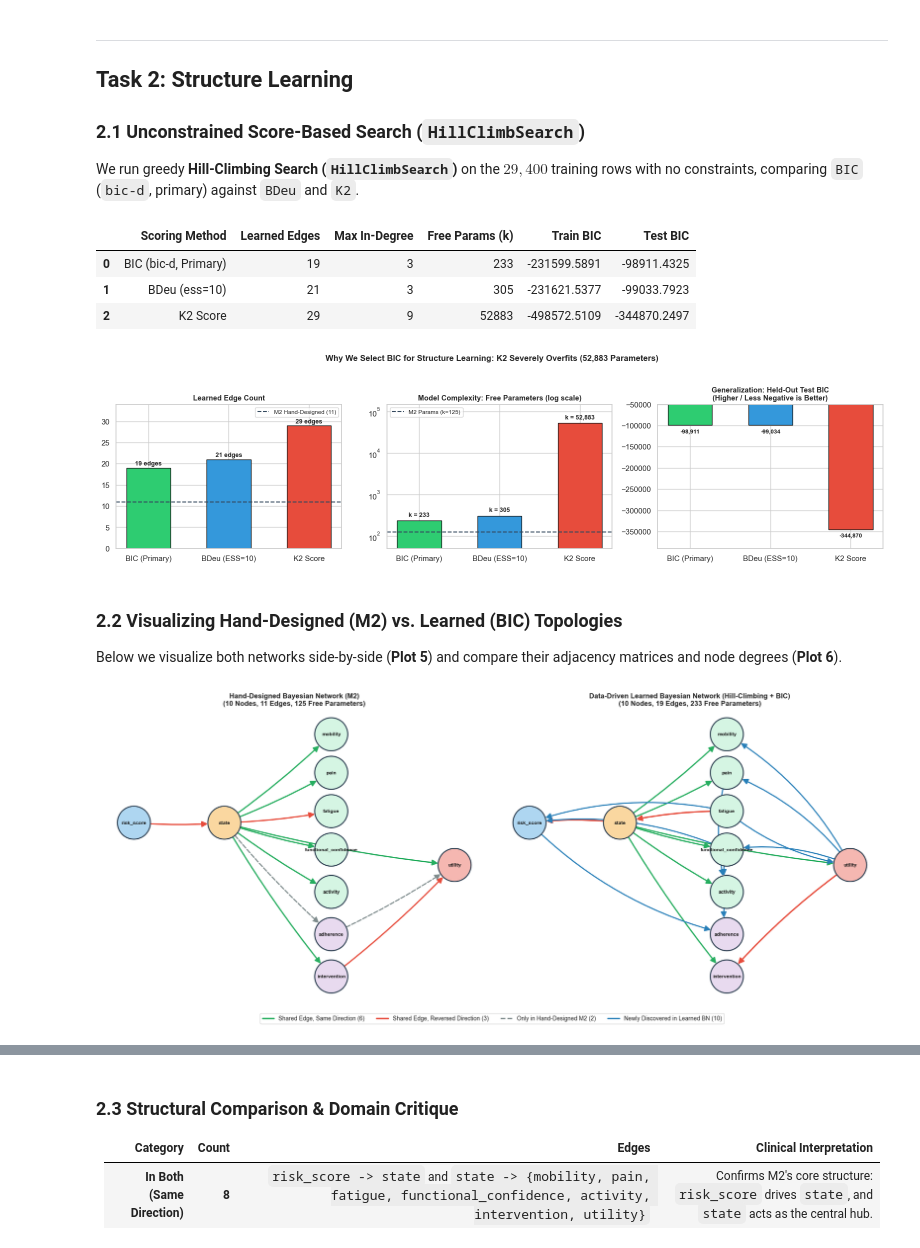
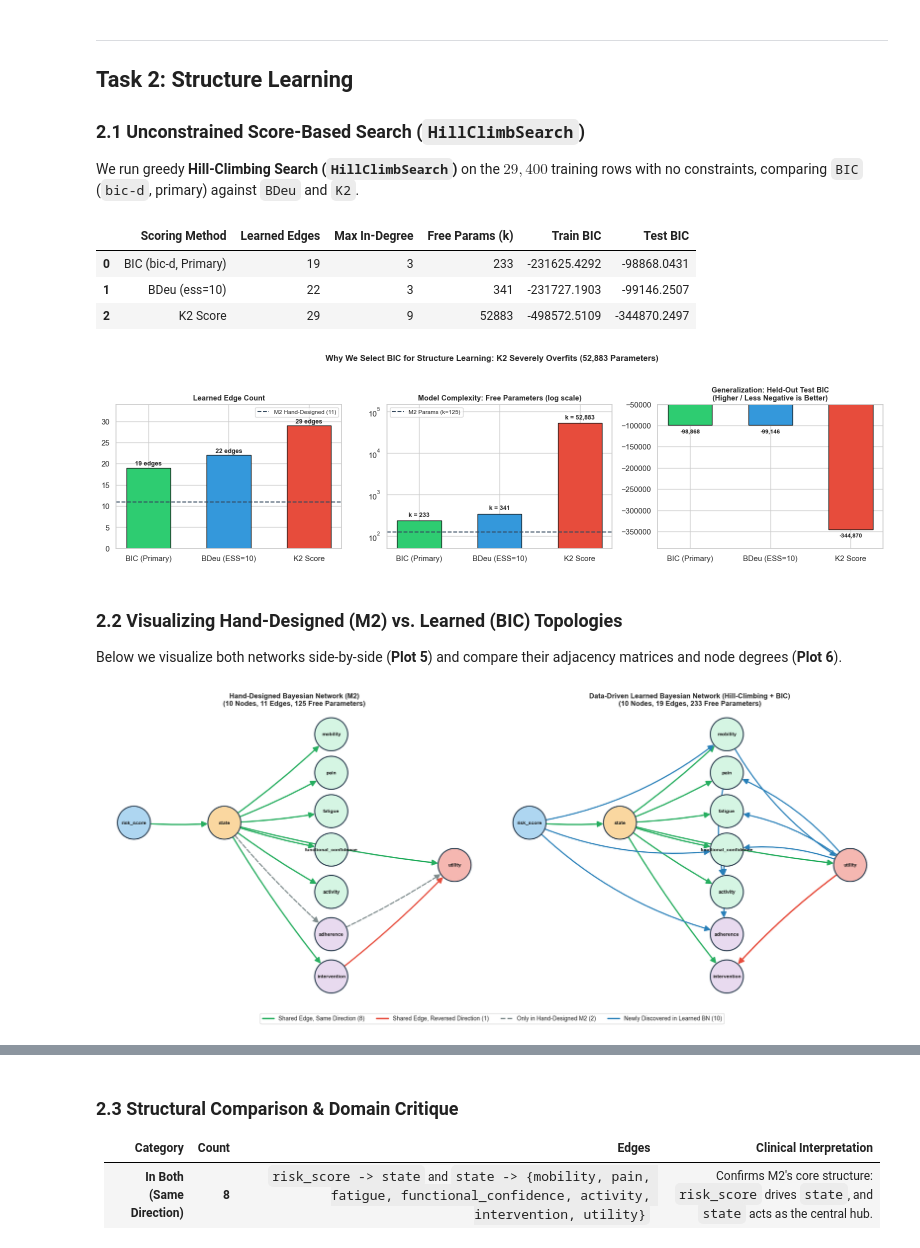
Before and after one commit to Ramyad20/Advanced-ML-patients, a Jupyter notebook: M4_G14.ipynb, the cells around one changed output, grey strips where cells are left out. Drawn from its saved outputs; the diff is of its cells as text; code cells hidden in the pictures.

```diff
--- a/M4_G14.ipynb
+++ b/M4_G14.ipynb
@@ -411,6 +411,13 @@ plt.show()
 
 We run greedy **Hill-Climbing Search (`HillClimbSearch`)** on the $29{,}400$ training rows with no constraints, comparing `BIC` (`bic-d`, primary) against `BDeu` and `K2`.
 # %%
+# Ensure 100% deterministic tie-breaking in HillClimbSearch across Python hash seeds
+_orig_legal_ops = HillClimbSearch._legal_operations
+HillClimbSearch._legal_operations = lambda self, *a, **kw: sorted(
+    _orig_legal_ops(self, *a, **kw),
+    key=lambda x: (x[0][0], BN_VARS.index(x[0][1][0]), BN_VARS.index(x[0][1][1])),
+)
+
 hc_search = HillClimbSearch(train_df)
 
 t0 = time.perf_counter()
@@ -449,36 +456,36 @@ b_e = axes[0].bar(methods_short, score_comp_df["Learned Edges"], color=cols_m, e
 for bar in b_e:
     axes[0].text(bar.get_x() + bar.get_width()/2, bar.get_height() + 0.6, f"{int(bar.get_height())} edges", ha="center", fontweight="bold", fontsize=9)
 axes[0].axhline(len(M2_EDGES), color="#34495E", ls="--", lw=1.5, label=f"M2 Hand-Designed ({len(M2_EDGES)})")
 axes[0].set_ylim(0, 34)
 axes[0].set_title("Learned Edge Count", fontsize=10.5, fontweight="bold")
 axes[0].legend(fontsize=8.5)
 
 # Panel 2: Free Parameters (log scale)
 b_p = axes[1].bar(methods_short, score_comp_df["Free Params (k)"], color=cols_m, edgecolor="k", width=0.55)
 axes[1].set_yscale("log")
 for bar in b_p:
     axes[1].text(bar.get_x() + bar.get_width()/2, bar.get_height() * 1.25, f"k = {int(bar.get_height()):,}", ha="center", fontweight="bold", fontsize=9)
 axes[1].axhline(125, color="#34495E", ls="--", lw=1.5, label="M2 Params (k=125)")
 axes[1].set_ylim(50, 150000)
 axes[1].set_title("Model Complexity: Free Parameters (log scale)", fontsize=10.5, fontweight="bold")
 axes[1].legend(fontsize=8.5)
 
 # Panel 3: Held-Out Test BIC
 b_t = axes[2].bar(methods_short, score_comp_df["Test BIC"], color=cols_m, edgecolor="k", width=0.55)
 for bar in b_t:
     axes[2].text(bar.get_x() + bar.get_width()/2, bar.get_height() - 18000, f"{bar.get_height():,.0f}", ha="center", fontweight="bold", fontsize=8.5, color="k")
 axes[2].set_ylim(-390000, -50000)
 axes[2].set_title("Generalization: Held-Out Test BIC\n(Higher / Less Negative is Better)", fontsize=10.5, fontweight="bold")
 
 plt.suptitle("Why We Select BIC for Structure Learning: K2 Severely Overfits (52,883 Parameters)", fontsize=12, fontweight="bold", y=1.03)
 plt.tight_layout()
 plt.show()
 # %% [output]
 |  | Scoring Method | Learned Edges | Max In-Degree | Free Params (k) | Train BIC | Test BIC |
-| 0 | BIC (bic-d, Primary) | 19 | 3 | 233 | -231599.5891 | -98911.4325 |
-| 1 | BDeu (ess=10) | 21 | 3 | 305 | -231621.5377 | -99033.7923 |
+| 0 | BIC (bic-d, Primary) | 19 | 3 | 233 | -231625.4292 | -98868.0431 |
+| 1 | BDeu (ess=10) | 22 | 3 | 341 | -231727.1903 | -99146.2507 |
 | 2 | K2 Score | 29 | 9 | 52883 | -498572.5109 | -344870.2497 |
-[figure, old version]
+[figure, new version]
 # %% [markdown]
 ### 2.2 Visualizing Hand-Designed (M2) vs. Learned (BIC) Topologies
 
@@ -557,7 +564,7 @@ fig.legend(handles=legend_items, loc="lower center", ncol=4, fontsize=10, frameo
 plt.tight_layout(rect=[0, 0.06, 1, 1])
 plt.show()
 # %% [output]
-[figure, old version]
+[figure, new version]
 # %%
 # Plot 6: Adjacency Matrix Edge-Diff Heatmap & Node Degree Comparison
 adj_status = pd.DataFrame(0, index=BN_VARS, columns=BN_VARS)
```
Also changed, not shown: parts of 3 cells of this notebook.
